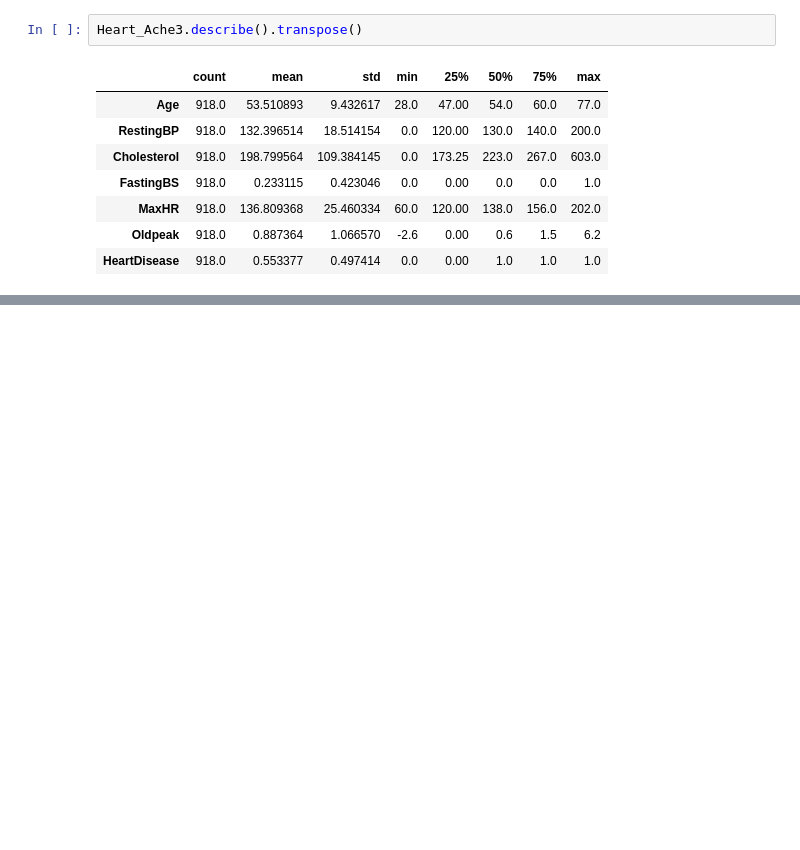
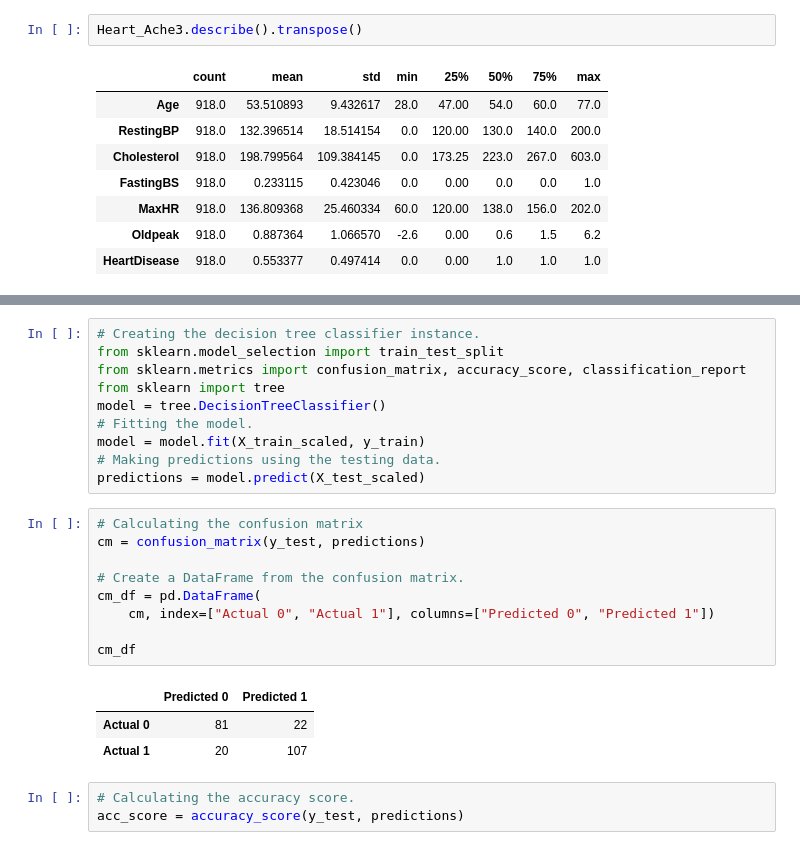
Before and after one commit to stewamag/Heart_Disease, a Jupyter notebook: Heart_Disease_DataFrame.ipynb, the cells around one changed output, grey strips where cells are left out. Drawn from its saved outputs; the diff is of its cells as text; blank space fills up the shorter version.

```diff
--- a/Heart_Disease_DataFrame.ipynb
+++ b/Heart_Disease_DataFrame.ipynb
@@ -176,0 +247,26 @@ dtype: int64
+# %%
+# Creating the decision tree classifier instance.
+from sklearn.model_selection import train_test_split
+from sklearn.metrics import confusion_matrix, accuracy_score, classification_report
+from sklearn import tree
+model = tree.DecisionTreeClassifier()
+# Fitting the model.
+model = model.fit(X_train_scaled, y_train)
+# Making predictions using the testing data.
+predictions = model.predict(X_test_scaled)
+# %%
+# Calculating the confusion matrix
+cm = confusion_matrix(y_test, predictions)
+
+# Create a DataFrame from the confusion matrix.
+cm_df = pd.DataFrame(
+    cm, index=["Actual 0", "Actual 1"], columns=["Predicted 0", "Predicted 1"])
+
+cm_df
+# %% [output]
+|  | Predicted 0 | Predicted 1 |
+| Actual 0 | 81 | 22 |
+| Actual 1 | 20 | 107 |
+# %%
+# Calculating the accuracy score.
+acc_score = accuracy_score(y_test, predictions)
```
Also changed, not shown: parts of 9 cells of this notebook.
